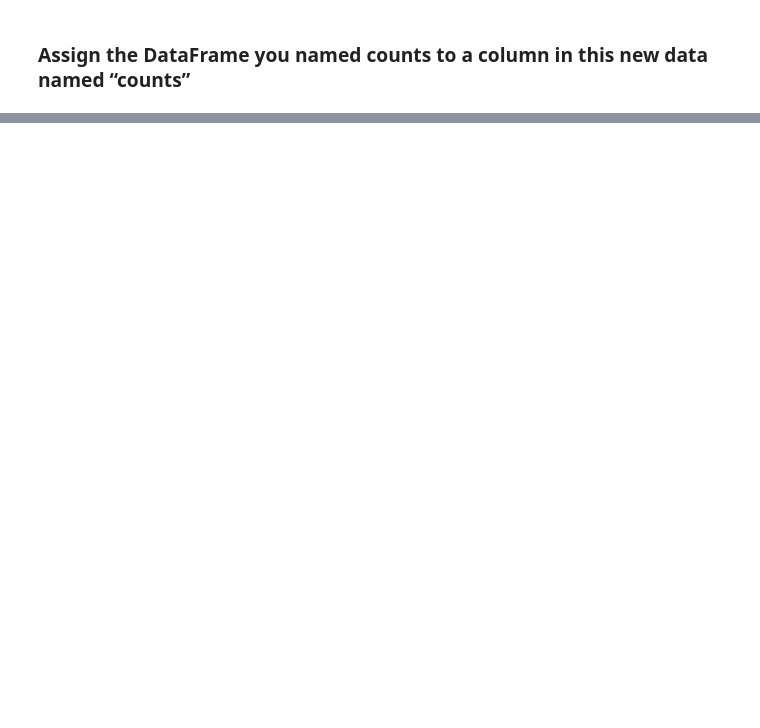
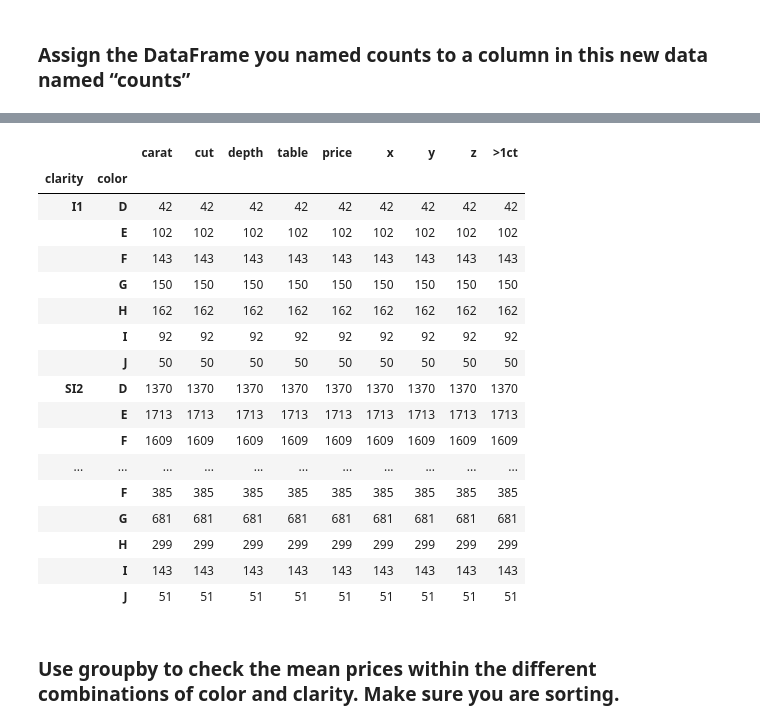
Before and after one commit to jballesterosc/uchicago-mpp, a Jupyter notebook: 3_spring_2026/data_programming/skills-psets/W6.ipynb, the cells around one changed output, grey strips where cells are left out. Cells and saved outputs as stored; diff of their text form; code cells hidden in the pictures; blank space fills up the shorter version.

```diff
--- a/3_spring_2026/data_programming/skills-psets/W6.ipynb
+++ b/3_spring_2026/data_programming/skills-psets/W6.ipynb
@@ -360,0 +458,23 @@ df_cl_wgt
+# %%
+df_diamonds.groupby(["clarity", "color"]).count()
+# %% [output]
+|  |  | carat | cut | depth | table | price | x | y | z | >1ct |
+| clarity | color |  |  |  |  |  |  |  |  |  |
+| I1 | D | 42 | 42 | 42 | 42 | 42 | 42 | 42 | 42 | 42 |
+|  | E | 102 | 102 | 102 | 102 | 102 | 102 | 102 | 102 | 102 |
+|  | F | 143 | 143 | 143 | 143 | 143 | 143 | 143 | 143 | 143 |
+|  | G | 150 | 150 | 150 | 150 | 150 | 150 | 150 | 150 | 150 |
+|  | H | 162 | 162 | 162 | 162 | 162 | 162 | 162 | 162 | 162 |
+|  | I | 92 | 92 | 92 | 92 | 92 | 92 | 92 | 92 | 92 |
+|  | J | 50 | 50 | 50 | 50 | 50 | 50 | 50 | 50 | 50 |
+| SI2 | D | 1370 | 1370 | 1370 | 1370 | 1370 | 1370 | 1370 | 1370 | 1370 |
+|  | E | 1713 | 1713 | 1713 | 1713 | 1713 | 1713 | 1713 | 1713 | 1713 |
+|  | F | 1609 | 1609 | 1609 | 1609 | 1609 | 1609 | 1609 | 1609 | 1609 |
+| ... | ... | ... | ... | ... | ... | ... | ... | ... | ... | ... |
+|  | F | 385 | 385 | 385 | 385 | 385 | 385 | 385 | 385 | 385 |
+|  | G | 681 | 681 | 681 | 681 | 681 | 681 | 681 | 681 | 681 |
+|  | H | 299 | 299 | 299 | 299 | 299 | 299 | 299 | 299 | 299 |
+|  | I | 143 | 143 | 143 | 143 | 143 | 143 | 143 | 143 | 143 |
+|  | J | 51 | 51 | 51 | 51 | 51 | 51 | 51 | 51 | 51 |
+# %% [markdown]
+### Use groupby to check the mean prices within the different combinations of color and clarity. Make sure you are sorting.
```
Also changed, not shown: parts of 29 cells of this notebook, 5 other files.
